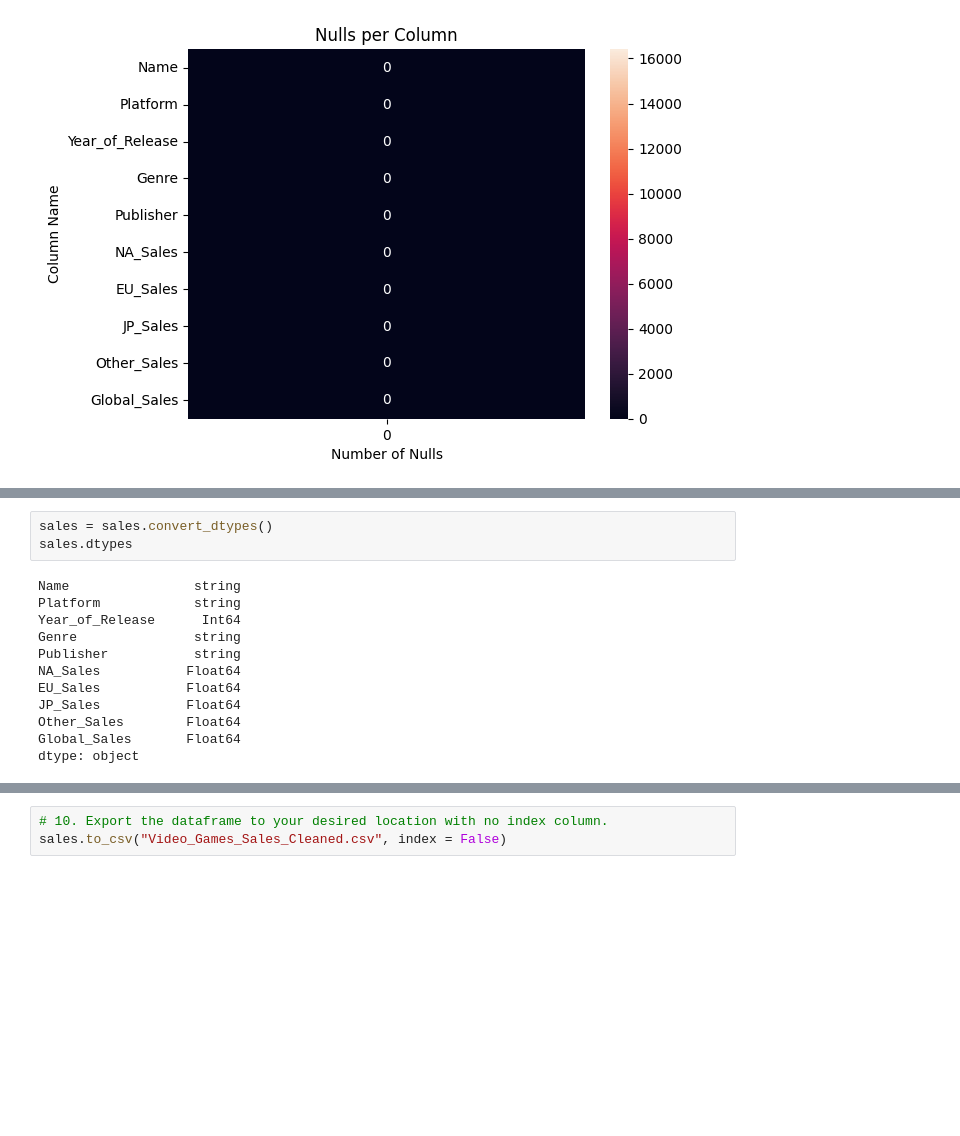
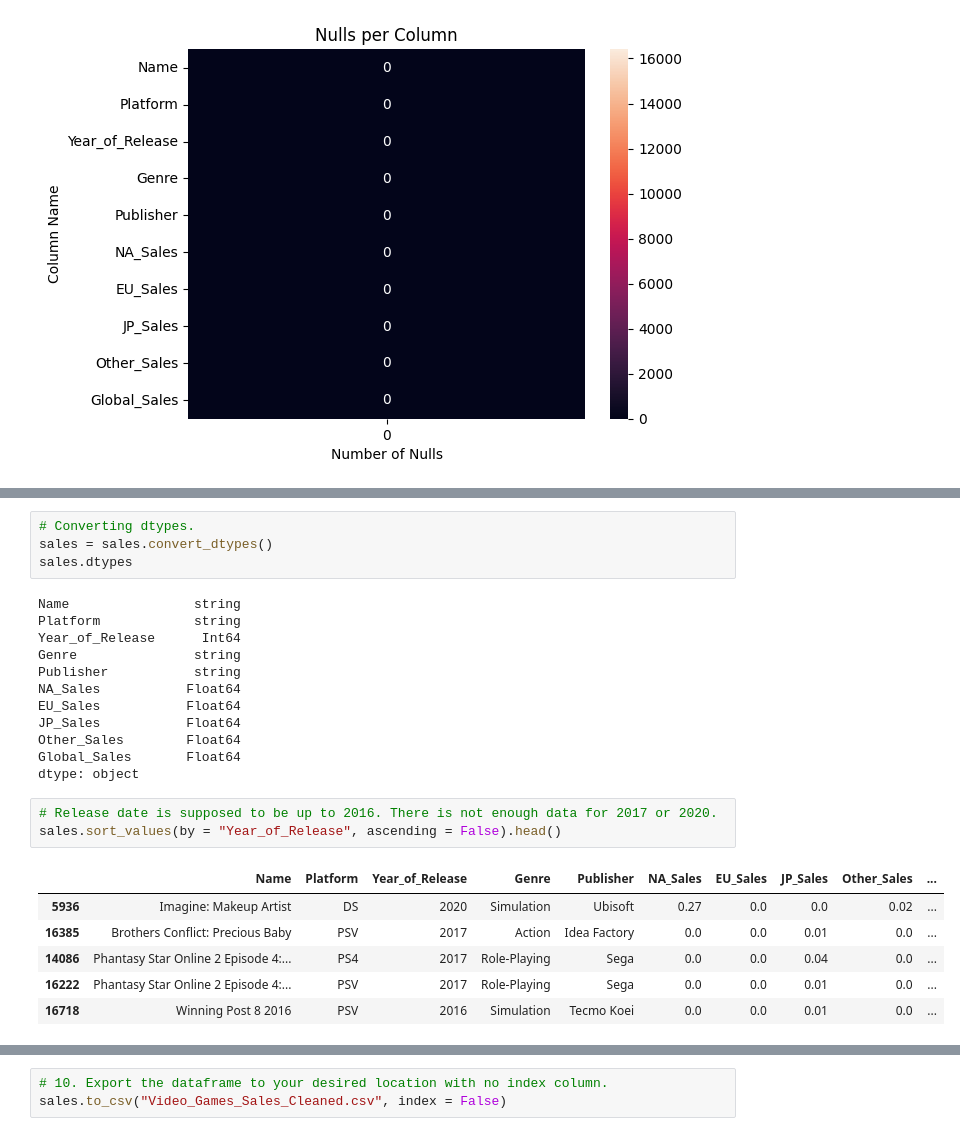
Before and after one commit to pmloppnow/JUMP-Plus, a Jupyter notebook: Project 4/VideoGameSalesCleaningPhase.ipynb, the cells around one changed output, grey strips where cells are left out. Saved outputs shown, nothing was run; the diff lists cells and outputs as text; blank space fills up the shorter version.

```diff
--- a/Project 4/VideoGameSalesCleaningPhase.ipynb
+++ b/Project 4/VideoGameSalesCleaningPhase.ipynb
@@ -100,4 +101,5 @@ dtype: object
 # %%
+# Converting dtypes.
 sales = sales.convert_dtypes()
 sales.dtypes
 # %% [output]
@@ -112,3 +114,13 @@ JP_Sales           Float64
 Other_Sales        Float64
 Global_Sales       Float64
 dtype: object
+# %%
+# Release date is supposed to be up to 2016. There is not enough data for 2017 or 2020.
+sales.sort_values(by = "Year_of_Release", ascending = False).head()
+# %% [output]
+|  | Name | Platform | Year_of_Release | Genre | Publisher | NA_Sales | EU_Sales | JP_Sales | Other_Sales | ... |
+| 5936 | Imagine: Makeup Artist | DS | 2020 | Simulation | Ubisoft | 0.27 | 0.0 | 0.0 | 0.02 | ... |
+| 16385 | Brothers Conflict: Precious Baby | PSV | 2017 | Action | Idea Factory | 0.0 | 0.0 | 0.01 | 0.0 | ... |
+| 14086 | Phantasy Star Online 2 Episode 4:... | PS4 | 2017 | Role-Playing | Sega | 0.0 | 0.0 | 0.04 | 0.0 | ... |
+| 16222 | Phantasy Star Online 2 Episode 4:... | PSV | 2017 | Role-Playing | Sega | 0.0 | 0.0 | 0.01 | 0.0 | ... |
+| 16718 | Winning Post 8 2016 | PSV | 2016 | Simulation | Tecmo Koei | 0.0 | 0.0 | 0.01 | 0.0 | ... |
```
Also changed, not shown: parts of 3 cells of this notebook.
